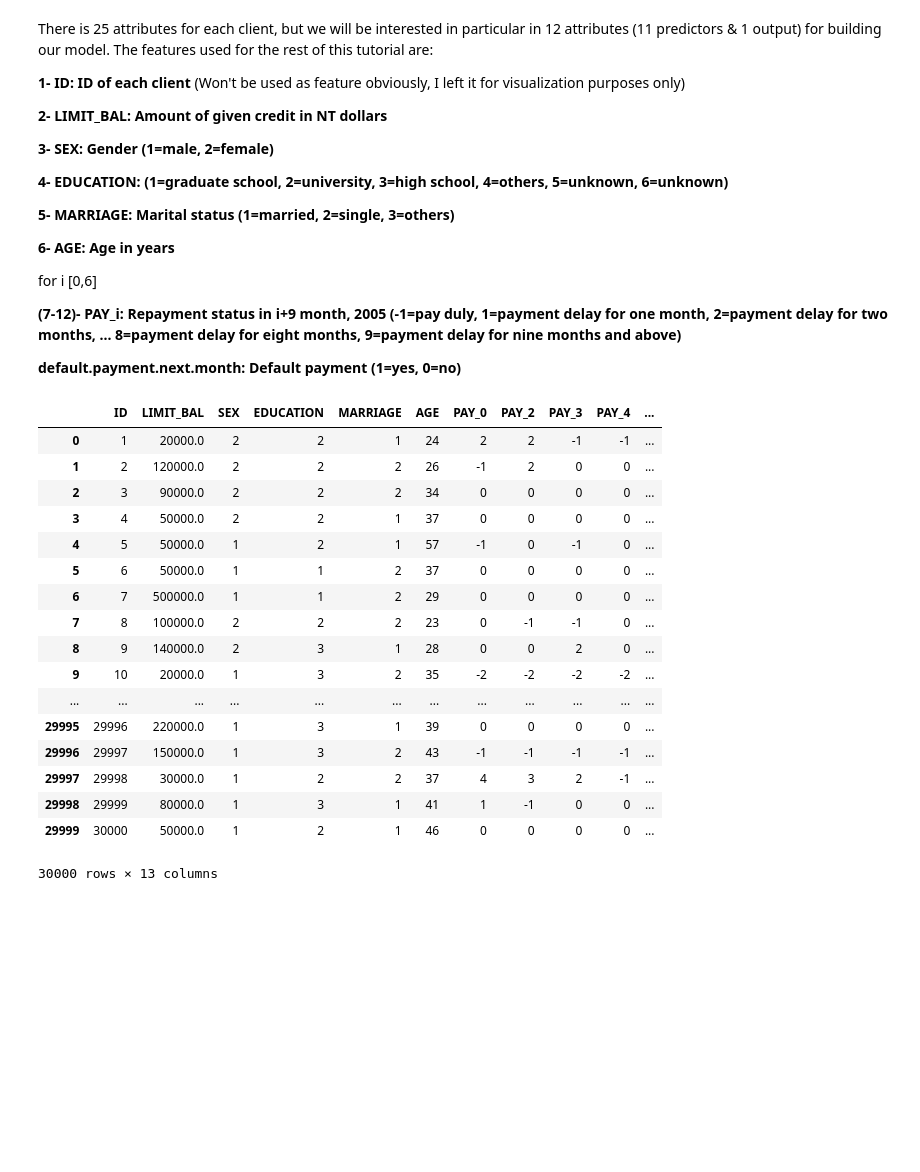
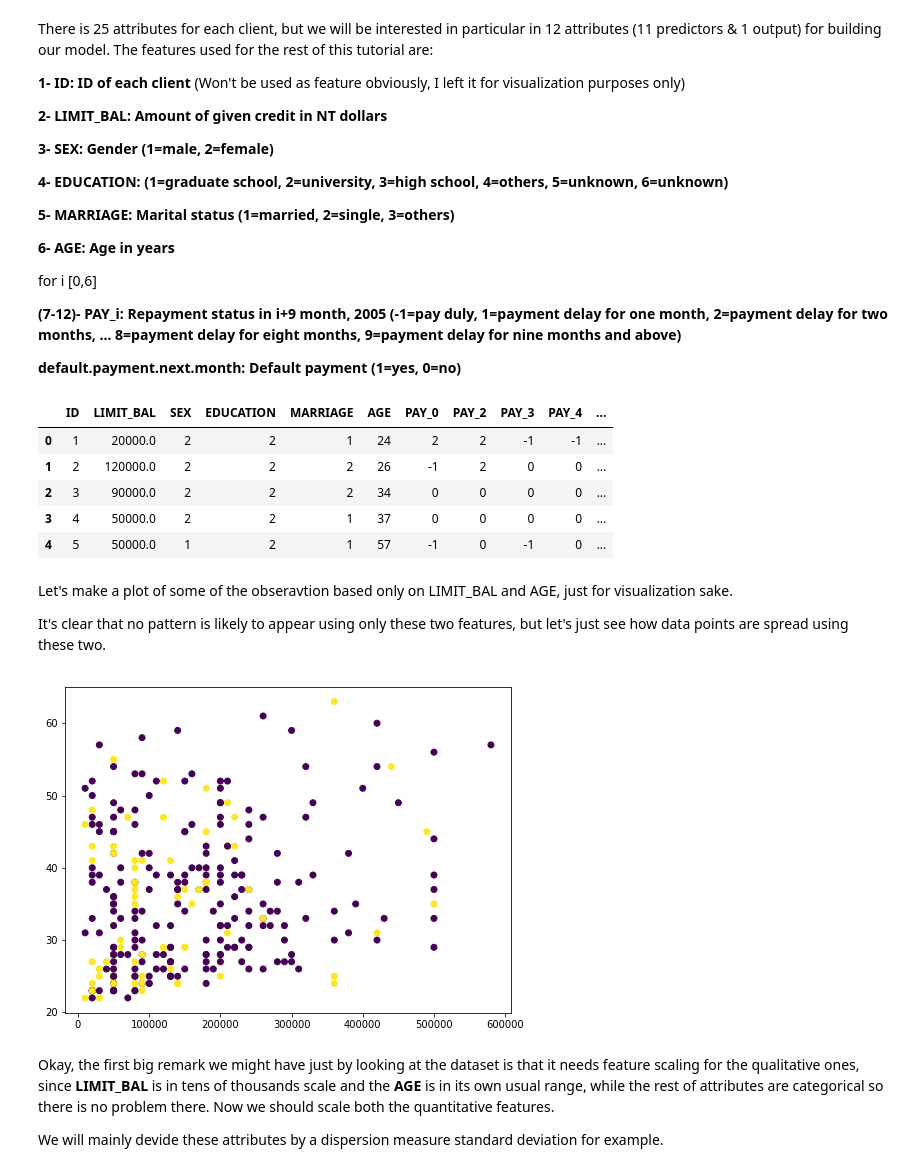
Before and after one commit to YoussefEssDS/ML-classic-problems-with-Python, a Jupyter notebook: Default on credit card prediction (SVM).ipynb, the cells around one changed output. Cells and saved outputs as stored; diff of their text form; code cells hidden in the pictures; blank space fills up the shorter version.

Commit message:
Credit card Default

```diff
--- a/Default on credit card prediction (SVM).ipynb
+++ b/Default on credit card prediction (SVM).ipynb
@@ -46,7 +47,7 @@ features=df.columns
 features=list(features)
 features=features[0:12]+[features[len(features)-1]]
 df1=df[features]
-df1
+df1.head()
 # %% [output]
 |  | ID | LIMIT_BAL | SEX | EDUCATION | MARRIAGE | AGE | PAY_0 | PAY_2 | PAY_3 | PAY_4 | ... |
 | 0 | 1 | 20000.0 | 2 | 2 | 1 | 24 | 2 | 2 | -1 | -1 | ... |
@@ -54,15 +55,21 @@ df1
 | 2 | 3 | 90000.0 | 2 | 2 | 2 | 34 | 0 | 0 | 0 | 0 | ... |
 | 3 | 4 | 50000.0 | 2 | 2 | 1 | 37 | 0 | 0 | 0 | 0 | ... |
 | 4 | 5 | 50000.0 | 1 | 2 | 1 | 57 | -1 | 0 | -1 | 0 | ... |
-| 5 | 6 | 50000.0 | 1 | 1 | 2 | 37 | 0 | 0 | 0 | 0 | ... |
-| 6 | 7 | 500000.0 | 1 | 1 | 2 | 29 | 0 | 0 | 0 | 0 | ... |
-| 7 | 8 | 100000.0 | 2 | 2 | 2 | 23 | 0 | -1 | -1 | 0 | ... |
-| 8 | 9 | 140000.0 | 2 | 3 | 1 | 28 | 0 | 0 | 2 | 0 | ... |
-| 9 | 10 | 20000.0 | 1 | 3 | 2 | 35 | -2 | -2 | -2 | -2 | ... |
-| ... | ... | ... | ... | ... | ... | ... | ... | ... | ... | ... | ... |
-| 29995 | 29996 | 220000.0 | 1 | 3 | 1 | 39 | 0 | 0 | 0 | 0 | ... |
-| 29996 | 29997 | 150000.0 | 1 | 3 | 2 | 43 | -1 | -1 | -1 | -1 | ... |
-| 29997 | 29998 | 30000.0 | 1 | 2 | 2 | 37 | 4 | 3 | 2 | -1 | ... |
-| 29998 | 29999 | 80000.0 | 1 | 3 | 1 | 41 | 1 | -1 | 0 | 0 | ... |
-| 29999 | 30000 | 50000.0 | 1 | 2 | 1 | 46 | 0 | 0 | 0 | 0 | ... |
-30000 rows × 13 columns
+# %% [markdown]
+Let's make a plot of some of the obseravtion based only on LIMIT_BAL and AGE, just for visualization sake.
+
+It's clear that no pattern is likely to appear using only these two features, but let's just see how data points are spread using these two.
+# %%
+%matplotlib inline
+f=df1.sample(frac=0.01)
+X=f[['LIMIT_BAL','AGE']]
+y=f['default.payment.next.month']
+plt.figure(figsize=(8, 6))
+plt.scatter(X['LIMIT_BAL'], X['AGE'], c=y.astype(np.float))
+plt.show()
+# %% [output]
+[figure, added]
+# %% [markdown]
+Okay, the first big remark we might have just by looking at the dataset is that it needs feature scaling for the qualitative ones, since **LIMIT_BAL** is in tens of thousands scale and the **AGE** is in its own usual range, while the rest of attributes are categorical so there is no problem there. Now we should scale both the quantitative features.
+
+We will mainly devide these attributes by a dispersion  measure standard deviation for example.
```
Also changed, not shown: parts of 15 cells of this notebook.
